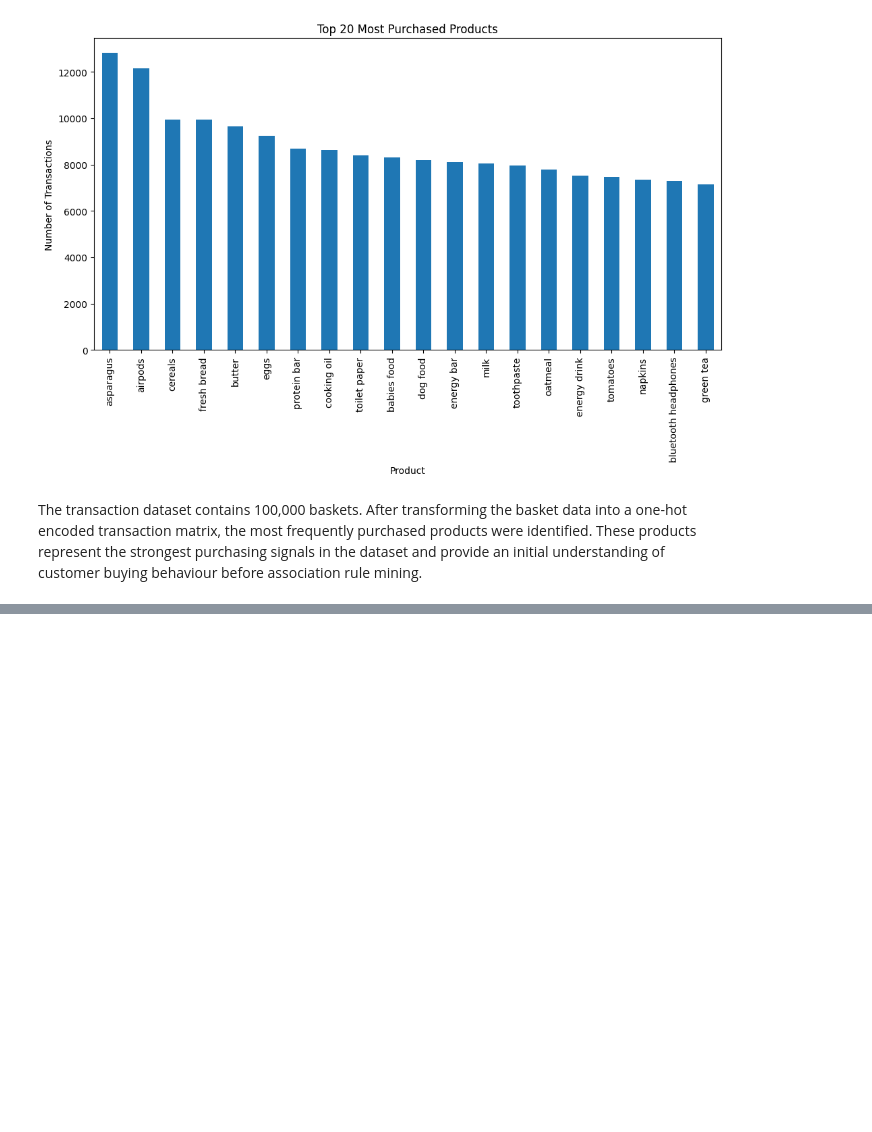
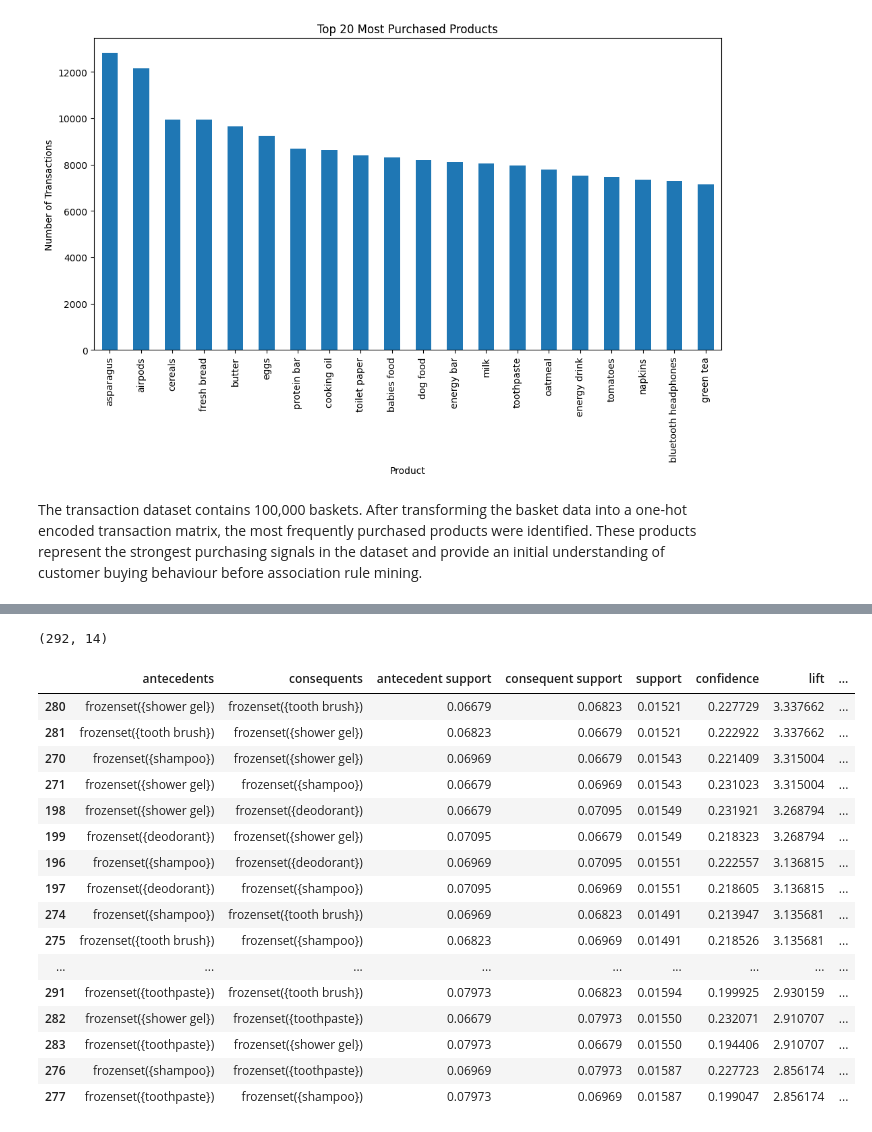
Before and after one commit to emmohan/MachineLearning2Project-, a Jupyter notebook: targeted_promotions.ipynb, the cells around one changed output, grey strips where cells are left out. Saved outputs shown, nothing was run; the diff lists cells and outputs as text; code cells hidden in the pictures; blank space fills up the shorter version.

Commit message:
created association rules

```diff
--- a/targeted_promotions.ipynb
+++ b/targeted_promotions.ipynb
@@ -141,0 +148,8 @@ The transaction dataset contains 100,000 baskets. After transforming the basket
+# %%
+frequent_itemsets = apriori(
+    basket_matrix,
+    min_support=0.01,
+    use_colnames=True
+)
+
+frequent_itemsets.head()
@@ -141,0 +192,6 @@ The transaction dataset contains 100,000 baskets. After transforming the basket
+# %%
+rules = association_rules(
+    frequent_itemsets,
+    metric='lift',
+    min_threshold=1
+)
@@ -141,0 +207,27 @@ The transaction dataset contains 100,000 baskets. After transforming the basket
+# %%
+rules.shape
+# %% [output]
+(292, 14)
+# %%
+rules.sort_values(
+    by='lift',
+    ascending=False
+).head(20)
+# %% [output]
+|  | antecedents | consequents | antecedent support | consequent support | support | confidence | lift | ... |
+| 280 | frozenset({shower gel}) | frozenset({tooth brush}) | 0.06679 | 0.06823 | 0.01521 | 0.227729 | 3.337662 | ... |
+| 281 | frozenset({tooth brush}) | frozenset({shower gel}) | 0.06823 | 0.06679 | 0.01521 | 0.222922 | 3.337662 | ... |
+| 270 | frozenset({shampoo}) | frozenset({shower gel}) | 0.06969 | 0.06679 | 0.01543 | 0.221409 | 3.315004 | ... |
+| 271 | frozenset({shower gel}) | frozenset({shampoo}) | 0.06679 | 0.06969 | 0.01543 | 0.231023 | 3.315004 | ... |
+| 198 | frozenset({shower gel}) | frozenset({deodorant}) | 0.06679 | 0.07095 | 0.01549 | 0.231921 | 3.268794 | ... |
+| 199 | frozenset({deodorant}) | frozenset({shower gel}) | 0.07095 | 0.06679 | 0.01549 | 0.218323 | 3.268794 | ... |
+| 196 | frozenset({shampoo}) | frozenset({deodorant}) | 0.06969 | 0.07095 | 0.01551 | 0.222557 | 3.136815 | ... |
+| 197 | frozenset({deodorant}) | frozenset({shampoo}) | 0.07095 | 0.06969 | 0.01551 | 0.218605 | 3.136815 | ... |
+| 274 | frozenset({shampoo}) | frozenset({tooth brush}) | 0.06969 | 0.06823 | 0.01491 | 0.213947 | 3.135681 | ... |
+| 275 | frozenset({tooth brush}) | frozenset({shampoo}) | 0.06823 | 0.06969 | 0.01491 | 0.218526 | 3.135681 | ... |
+| ... | ... | ... | ... | ... | ... | ... | ... | ... |
+| 291 | frozenset({toothpaste}) | frozenset({tooth brush}) | 0.07973 | 0.06823 | 0.01594 | 0.199925 | 2.930159 | ... |
+| 282 | frozenset({shower gel}) | frozenset({toothpaste}) | 0.06679 | 0.07973 | 0.01550 | 0.232071 | 2.910707 | ... |
+| 283 | frozenset({toothpaste}) | frozenset({shower gel}) | 0.07973 | 0.06679 | 0.01550 | 0.194406 | 2.910707 | ... |
+| 276 | frozenset({shampoo}) | frozenset({toothpaste}) | 0.06969 | 0.07973 | 0.01587 | 0.227723 | 2.856174 | ... |
+| 277 | frozenset({toothpaste}) | frozenset({shampoo}) | 0.07973 | 0.06969 | 0.01587 | 0.199047 | 2.856174 | ... |
```
Also changed, not shown: parts of 10 cells of this notebook.
